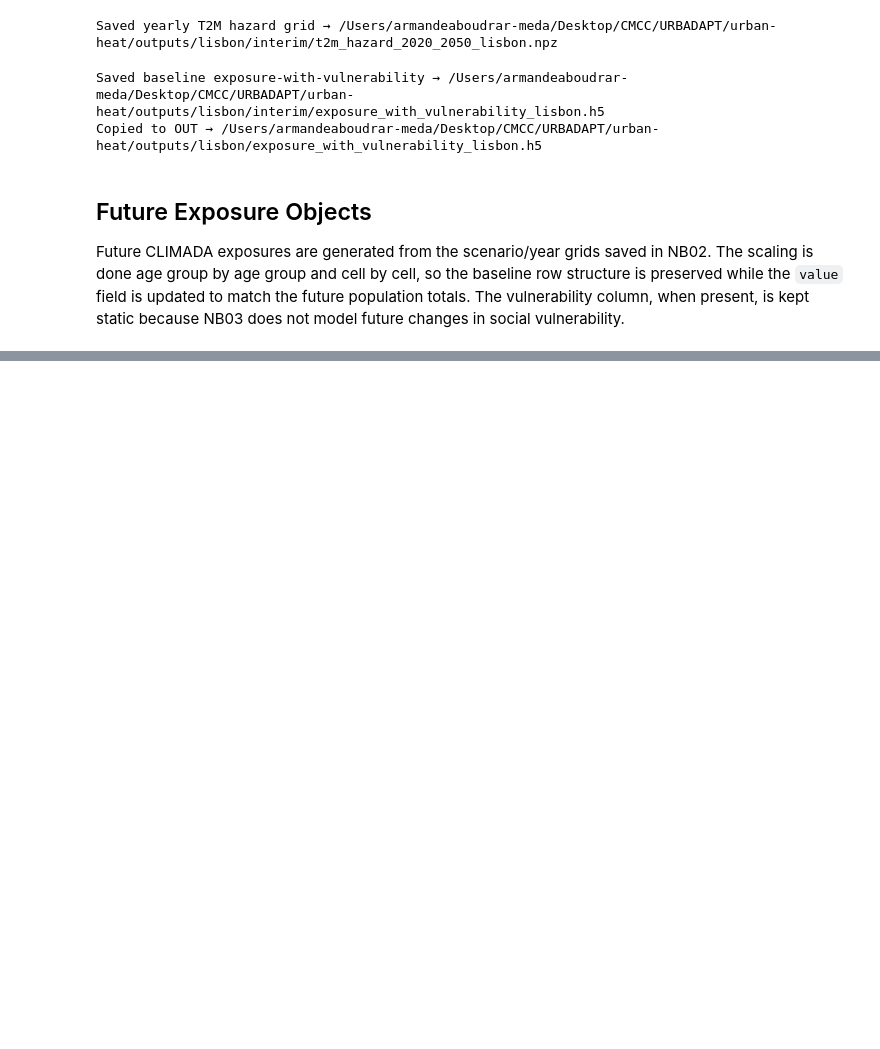
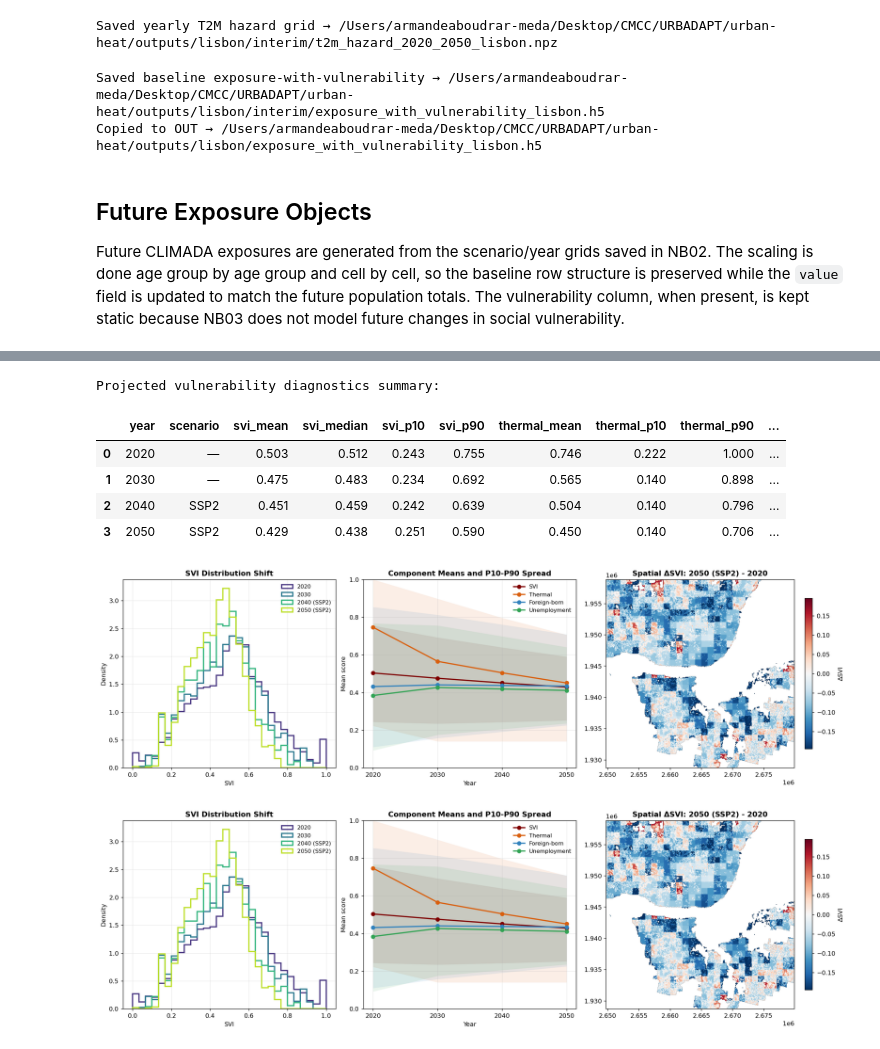
Before and after one commit to URBADAPT/URBADAPT-HEAT, a Jupyter notebook: urban-heat/notebooks/city_agnostic/March2026/Lisbon/03_hazard_exposure_0126_Lisbon.ipynb, the cells around one changed output, grey strips where cells are left out. Saved outputs shown, nothing was run; the diff lists cells and outputs as text; code cells hidden in the pictures; blank space fills up the shorter version.

```diff
--- a/urban-heat/notebooks/city_agnostic/March2026/Lisbon/03_hazard_exposure_0126_Lisbon.ipynb
+++ b/urban-heat/notebooks/city_agnostic/March2026/Lisbon/03_hazard_exposure_0126_Lisbon.ipynb
@@ -166,12 +164,18 @@ from cityheat.vulnerability_layer import (
     add_vulnerability_to_exposure_gdf,
 )
 # %%
-# Try loading the saved vulnerability layer; continue without it if it is not available.
+# Prefer the projected 2020 dynamic baseline; only fall back to the legacy
+# unsuffixed bundle if projected files have not been built yet.
 try:
-    vuln = load_vulnerability(INT, SLUG)
+    try:
+        vuln = load_vulnerability(INT, SLUG, year=2020)
+        vuln_label = "projected 2020 vulnerability baseline"
+    except FileNotFoundError:
+        vuln = load_vulnerability(INT, SLUG)
+        vuln_label = "legacy baseline vulnerability bundle"
     svi_grid = vuln["svi"]          # 2D array on ref grid
     HAS_VULN = True
-    print(f"Loaded vulnerability layer. "
+    print(f"Loaded {vuln_label}. "
           f"SVI mean={np.nanmean(svi_grid):.3f}, std={np.nanstd(svi_grid):.3f}")
     assert svi_grid.shape == (HGT, WDT), "SVI grid shape != ref grid shape"
 except FileNotFoundError:
@@ -762,0 +743,28 @@ Saved /Users/armandeaboudrar-meda/Desktop/CMCC/URBADAPT/urban-heat/outputs/lisbo
+# %%
+# Diagnostic check: summarize and visualize projected vulnerability across the main anchor years.
+from cityheat.vulnerability_diagnostics import build_projected_vulnerability_diagnostics
+
+if dyn_enabled:
+    vuln_diag_df, vuln_diag_fig = build_projected_vulnerability_diagnostics(
+        cfg=cfg,
+        int_dir=INT,
+        out_dir=OUT,
+        scenario=cfg.get("exp_scenario", "SSP2"),
+        ref_meta=ref_meta,
+        city_mask=CITY_MASK,
+        verbose=False,
+    )
+    print("Projected vulnerability diagnostics summary:")
+    display(vuln_diag_df.round(3))
+    display(vuln_diag_fig)
+else:
+    print("Dynamic vulnerability disabled in config; skipping projected vulnerability diagnostics.")
+# %% [output]
+Projected vulnerability diagnostics summary:
+|  | year | scenario | svi_mean | svi_median | svi_p10 | svi_p90 | thermal_mean | thermal_p10 | thermal_p90 | ... |
+| 0 | 2020 | — | 0.503 | 0.512 | 0.243 | 0.755 | 0.746 | 0.222 | 1.000 | ... |
+| 1 | 2030 | — | 0.475 | 0.483 | 0.234 | 0.692 | 0.565 | 0.140 | 0.898 | ... |
+| 2 | 2040 | SSP2 | 0.451 | 0.459 | 0.242 | 0.639 | 0.504 | 0.140 | 0.796 | ... |
+| 3 | 2050 | SSP2 | 0.429 | 0.438 | 0.251 | 0.590 | 0.450 | 0.140 | 0.706 | ... |
+[figure, added]
+[figure, added]
```
Also changed, not shown: parts of 8 cells of this notebook, 7 other files.
